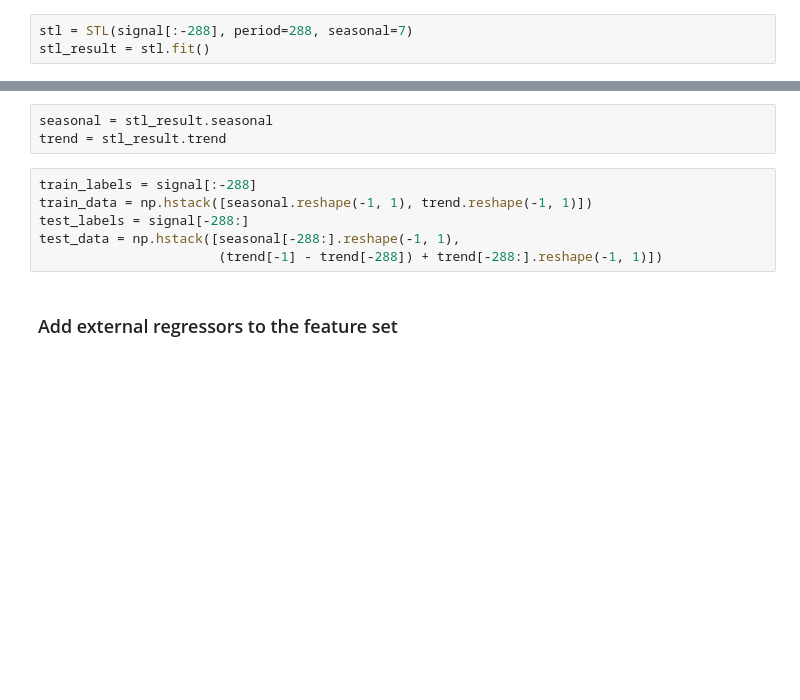
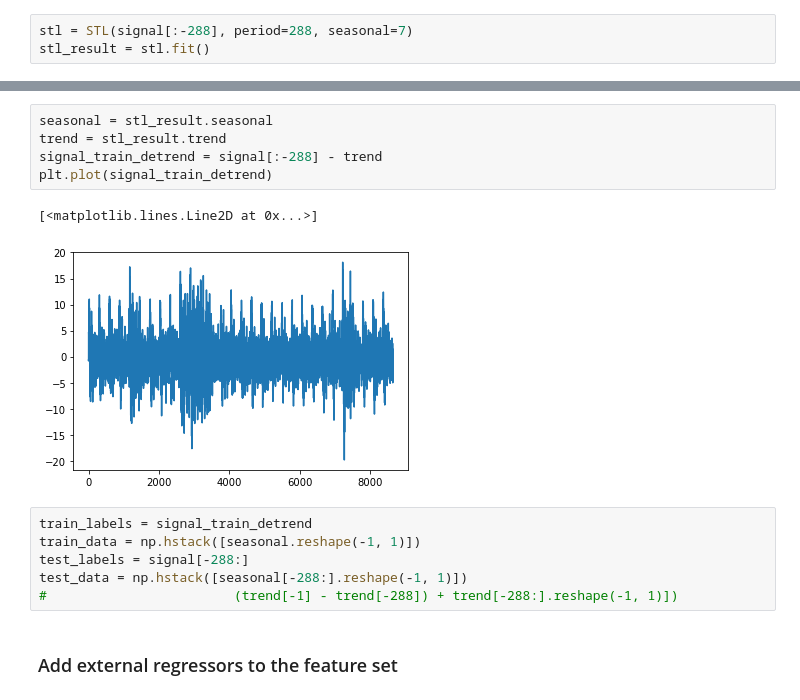
Before and after one commit to monaj07/ml, a Jupyter notebook: uncertainty/uncertainty_regression.ipynb, the cells around one changed output, grey strips where cells are left out. Drawn from its saved outputs; the diff is of its cells as text; blank space fills up the shorter version.

```diff
--- a/uncertainty/uncertainty_regression.ipynb
+++ b/uncertainty/uncertainty_regression.ipynb
@@ -57,12 +57,17 @@ stl_result.plot()
 # %%
 seasonal = stl_result.seasonal
 trend = stl_result.trend
+signal_train_detrend = signal[:-288] - trend
+plt.plot(signal_train_detrend)
+# %% [output]
+[<matplotlib.lines.Line2D at 0x...>]
+[figure, added]
 # %%
-train_labels = signal[:-288]
-train_data = np.hstack([seasonal.reshape(-1, 1), trend.reshape(-1, 1)])
+train_labels = signal_train_detrend
+train_data = np.hstack([seasonal.reshape(-1, 1)])
 test_labels = signal[-288:]
-test_data = np.hstack([seasonal[-288:].reshape(-1, 1),
-                       (trend[-1] - trend[-288]) + trend[-288:].reshape(-1, 1)])
+test_data = np.hstack([seasonal[-288:].reshape(-1, 1)])
+#                        (trend[-1] - trend[-288]) + trend[-288:].reshape(-1, 1)])
 # %% [markdown]
 ### Add external regressors to the feature set
 # %%
```
Also changed, not shown: parts of 6 cells of this notebook.
